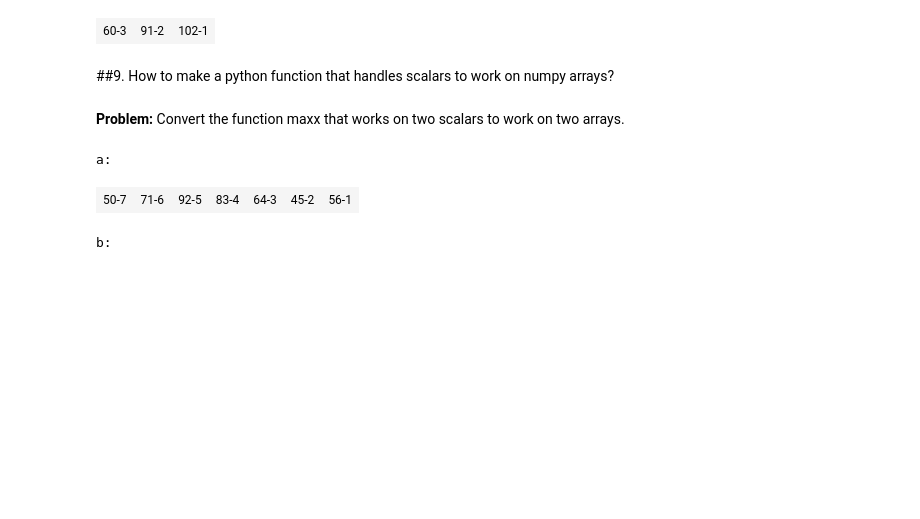
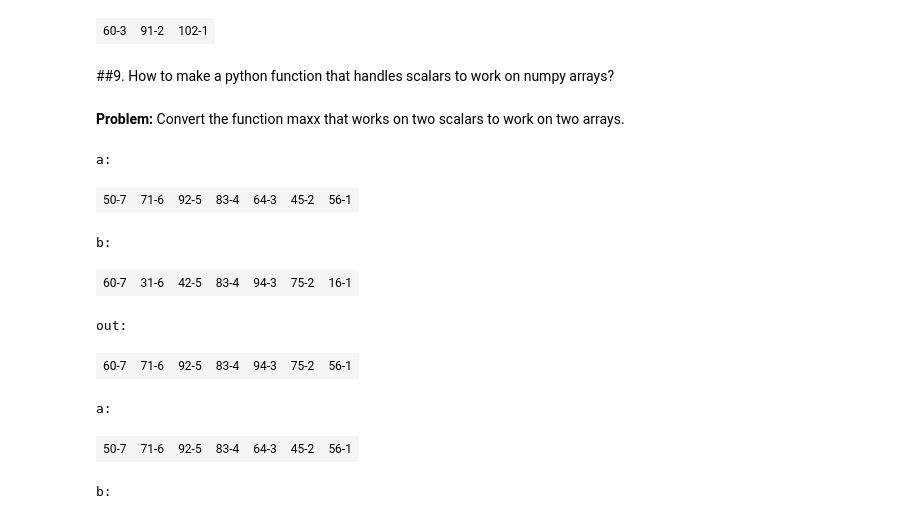
Before and after one commit to batiukmaks/Machine-Learning-Labs, a Jupyter notebook: labs/lab-1/workbook_numpy_arrays.ipynb, the cells around one changed output. Cells and saved outputs as stored; diff of their text form; code cells hidden in the pictures; blank space fills up the shorter version.

```diff
--- a/labs/lab-1/workbook_numpy_arrays.ipynb
+++ b/labs/lab-1/workbook_numpy_arrays.ipynb
@@ -1123,24 +1123,32 @@ Convert the function maxx that works on two scalars to work on two arrays.
 # %%
 import numpy as np
 
 # Input
 def maxx(x, y):
     """Get the maximum of two items"""
     return x if x >= y else y
 
 a = np.array([5, 7, 9, 8, 6, 4, 5])
 b = np.array([6, 3, 4, 8, 9, 7, 1])
 
 # Enter your code here
-out =
+vector_maxx = np.vectorize(maxx)
+out = vector_maxx(a, b)
 
 # Output
 print('a:')
 visualize_array(a)
 print('b:')
 visualize_array(b)
 print('out:')
 visualize_array(out)
+# %% [output]
+a:
+| 50-7 | 71-6 | 92-5 | 83-4 | 64-3 | 45-2 | 56-1 |
+b:
+| 60-7 | 31-6 | 42-5 | 83-4 | 94-3 | 75-2 | 16-1 |
+out:
+| 60-7 | 71-6 | 92-5 | 83-4 | 94-3 | 75-2 | 56-1 |
 # %%
 #@title Solution (double click to see the source code)
 
```
Also changed, not shown: parts of 33 cells of this notebook.
